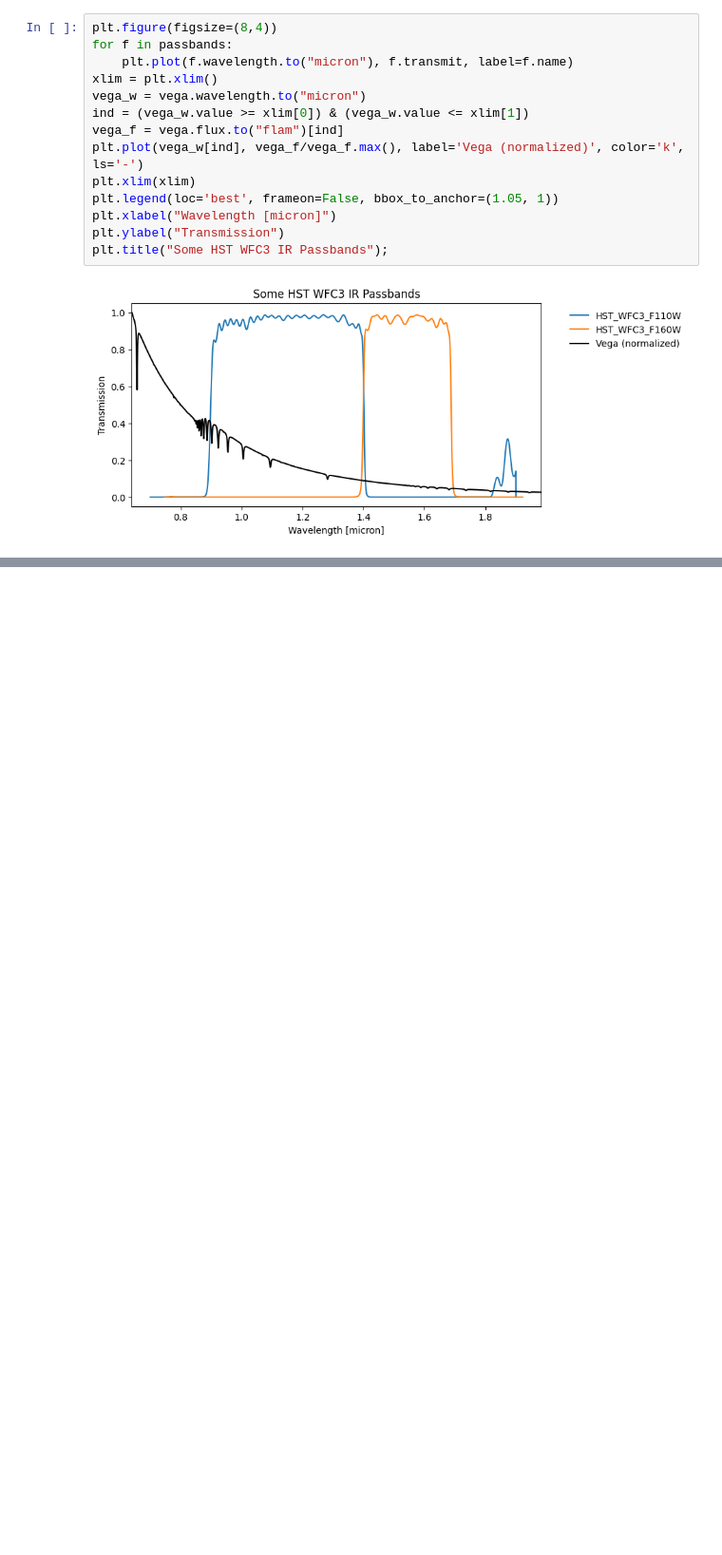
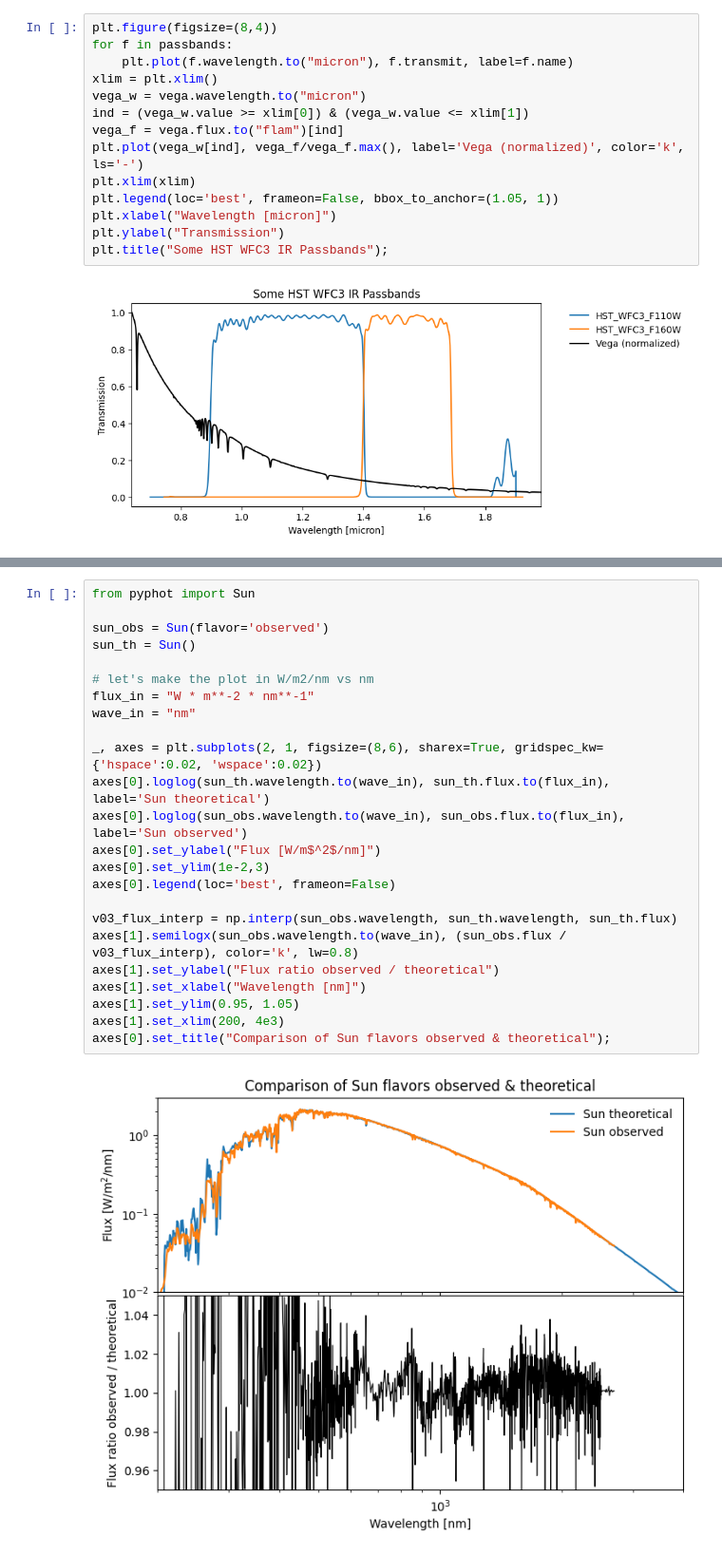
Before and after one commit to mfouesneau/pyphot, a Jupyter notebook: examples/QuickStart.ipynb, the cells around one changed output, grey strips where cells are left out. Shown: that part at 95% size. Cells and saved outputs as stored; diff of their text form; blank space fills up the shorter version.

```diff
--- a/examples/QuickStart.ipynb
+++ b/examples/QuickStart.ipynb
@@ -165,0 +211,26 @@ df.head()
+# %%
+from pyphot import Sun
+
+sun_obs = Sun(flavor='observed')
+sun_th = Sun()
+
+# let's make the plot in W/m2/nm vs nm
+flux_in = "W * m**-2 * nm**-1"
+wave_in = "nm"
+
+_, axes = plt.subplots(2, 1, figsize=(8,6), sharex=True, gridspec_kw={'hspace':0.02, 'wspace':0.02})
+axes[0].loglog(sun_th.wavelength.to(wave_in), sun_th.flux.to(flux_in), label='Sun theoretical')
+axes[0].loglog(sun_obs.wavelength.to(wave_in), sun_obs.flux.to(flux_in), label='Sun observed')
+axes[0].set_ylabel("Flux [W/m$^2$/nm]")
+axes[0].set_ylim(1e-2,3)
+axes[0].legend(loc='best', frameon=False)
+
+v03_flux_interp = np.interp(sun_obs.wavelength, sun_th.wavelength, sun_th.flux)
+axes[1].semilogx(sun_obs.wavelength.to(wave_in), (sun_obs.flux / v03_flux_interp), color='k', lw=0.8)
+axes[1].set_ylabel("Flux ratio observed / theoretical")
+axes[1].set_xlabel("Wavelength [nm]")
+axes[1].set_ylim(0.95, 1.05)
+axes[1].set_xlim(200, 4e3)
+axes[0].set_title("Comparison of Sun flavors observed & theoretical");
+# %% [output]
+[figure, added]
```
Also changed, not shown: parts of 26 cells of this notebook, 7 other files.
